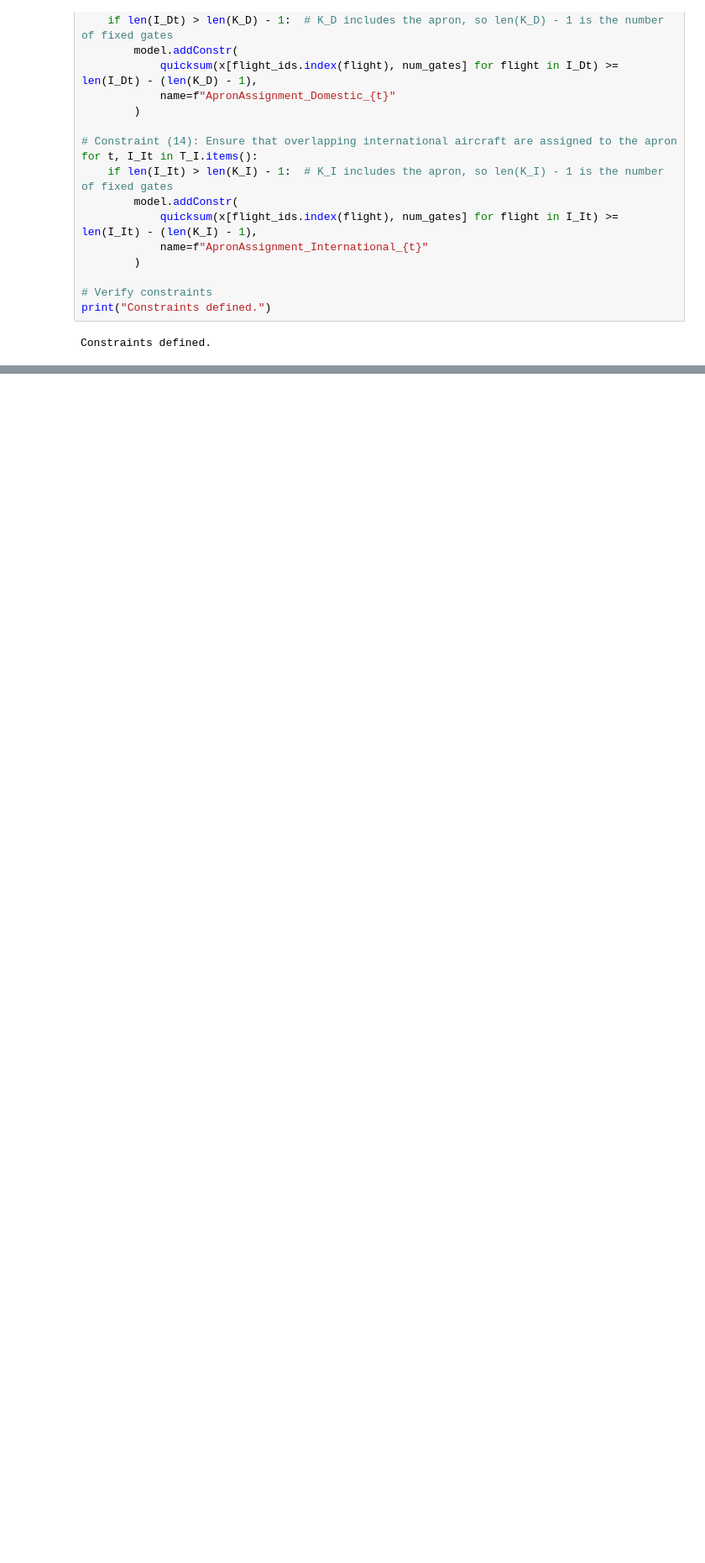
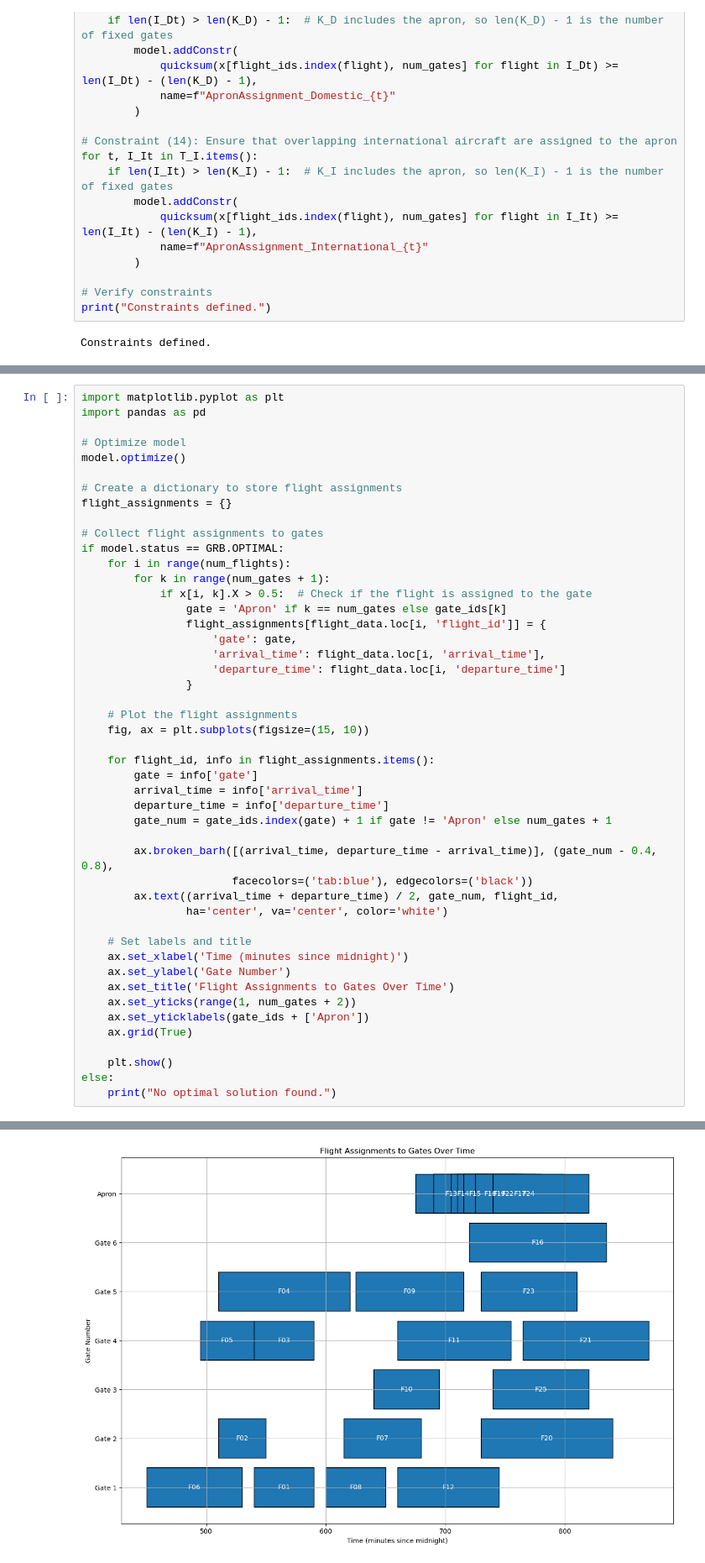
Before and after one commit to DjangoJagt/Operations, a Jupyter notebook: Main.ipynb, the cells around one changed output, grey strips where cells are left out. Shown: that part at 84% size. Drawn from its saved outputs; the diff is of its cells as text; blank space fills up the shorter version.

Commit message:
set 6 gates 25 flights

```diff
--- a/Main.ipynb
+++ b/Main.ipynb
@@ -602,0 +714,48 @@ Flow from Flight F10 at Gate 2 to Exit: 106.0
+# %%
+import matplotlib.pyplot as plt
+import pandas as pd
+
+# Optimize model
+model.optimize()
+
+# Create a dictionary to store flight assignments
+flight_assignments = {}
+
+# Collect flight assignments to gates
+if model.status == GRB.OPTIMAL:
+    for i in range(num_flights):
+        for k in range(num_gates + 1):
+            if x[i, k].X > 0.5:  # Check if the flight is assigned to the gate
+                gate = 'Apron' if k == num_gates else gate_ids[k]
+                flight_assignments[flight_data.loc[i, 'flight_id']] = {
+                    'gate': gate,
+                    'arrival_time': flight_data.loc[i, 'arrival_time'],
+                    'departure_time': flight_data.loc[i, 'departure_time']
+                }
+
+    # Plot the flight assignments
+    fig, ax = plt.subplots(figsize=(15, 10))
+
+    for flight_id, info in flight_assignments.items():
+        gate = info['gate']
+        arrival_time = info['arrival_time']
+        departure_time = info['departure_time']
+        gate_num = gate_ids.index(gate) + 1 if gate != 'Apron' else num_gates + 1
+
+        ax.broken_barh([(arrival_time, departure_time - arrival_time)], (gate_num - 0.4, 0.8),
+                       facecolors=('tab:blue'), edgecolors=('black'))
+        ax.text((arrival_time + departure_time) / 2, gate_num, flight_id,
+                ha='center', va='center', color='white')
+
+    # Set labels and title
+    ax.set_xlabel('Time (minutes since midnight)')
+    ax.set_ylabel('Gate Number')
+    ax.set_title('Flight Assignments to Gates Over Time')
+    ax.set_yticks(range(1, num_gates + 2))
+    ax.set_yticklabels(gate_ids + ['Apron'])
+    ax.grid(True)
+
+    plt.show()
+else:
+    print("No optimal solution found.")
+# %% [output]
@@ -602,0 +779 @@ Flow from Flight F10 at Gate 2 to Exit: 106.0
+[figure, added]
```
Also changed, not shown: parts of 4 cells of this notebook.
